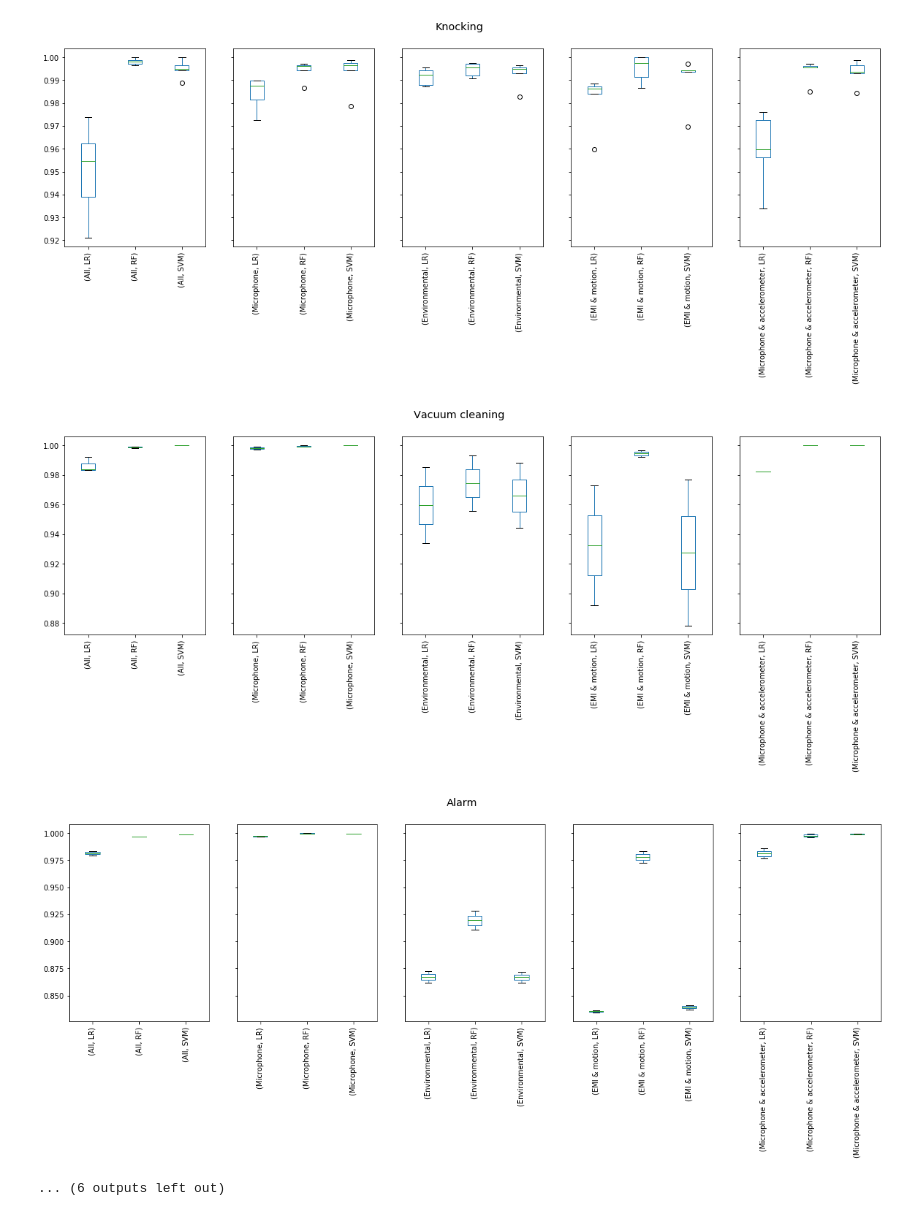
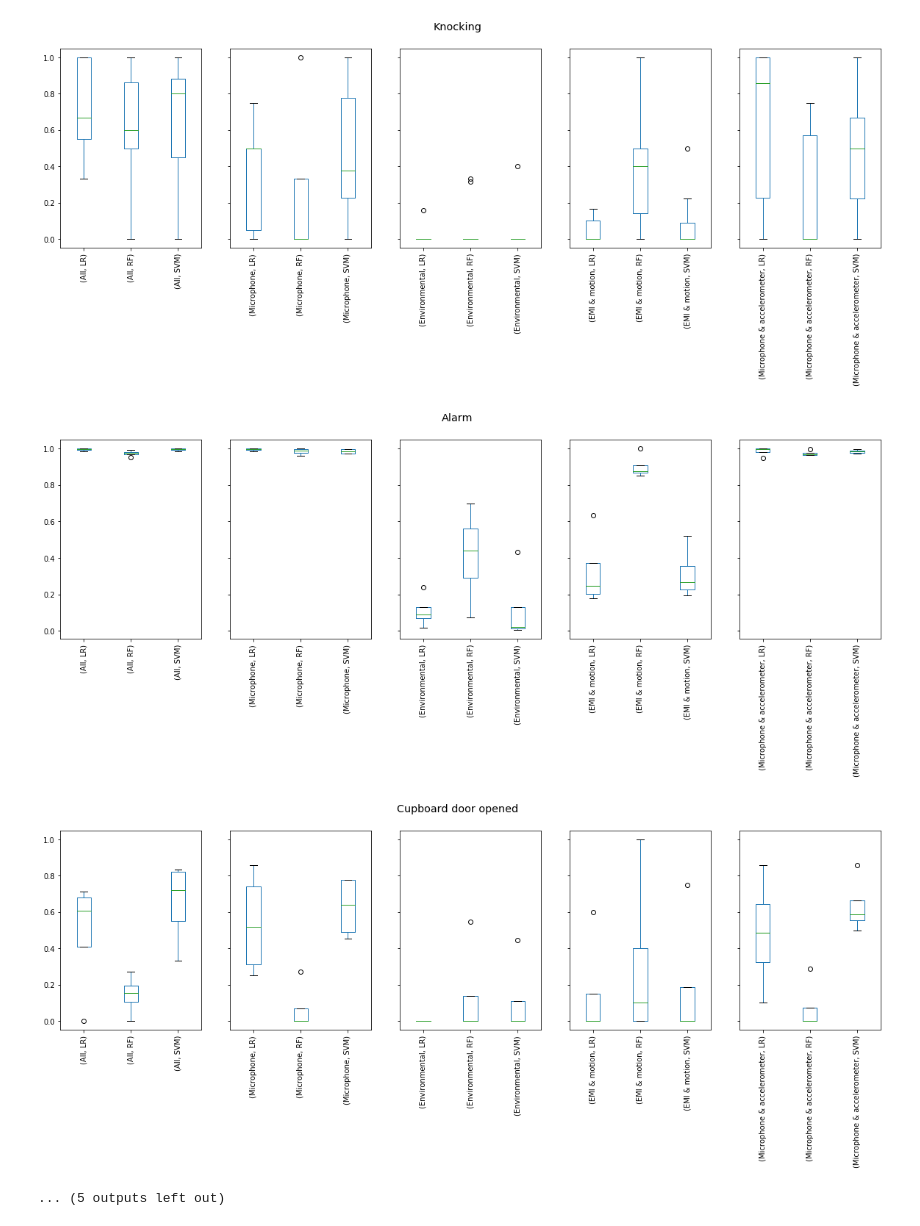
Before and after one commit to matus-tomlein/transfer-learning-playground, a Jupyter notebook: notebooks/single-activity-models/boxplots-without-transfer.ipynb, the cells around one changed output. Saved outputs shown, nothing was run; the diff lists cells and outputs as text; code cells hidden in the pictures.

```diff
--- a/notebooks/single-activity-models/boxplots-without-transfer.ipynb
+++ b/notebooks/single-activity-models/boxplots-without-transfer.ipynb
@@ -36,8 +36,8 @@ def classifier_boxplots_for_label(label):
         df_ = df_.loc[df_.features == features]
         df_['key'] = df_['source_room'] + '; ' + df_['source_device_name'] + '; ' + df_['features']
 
-        df_ = df_[['classifier', 'accuracy', 'key']]
-        df_ = df_.rename(columns={'accuracy': features})
+        df_ = df_[['classifier', 'accuracy_positive', 'key']]
+        df_ = df_.rename(columns={'accuracy_positive': features})
         df_ = pd.pivot_table(df_, values=[features], columns=['classifier'], index=['key'])
 
         df_.plot.box(ax=ax)
@@ -62,4 +62,4 @@ for label in df['label'].unique():
-[figure, old version]
+[figure, new version]
-[figure, old version]
+[figure, new version]
-[figure, old version]
+[figure, new version]
-... (6 outputs left out)
+... (5 outputs left out)
```
Also changed, not shown: parts of 1 cell of this notebook, 9 other files.
